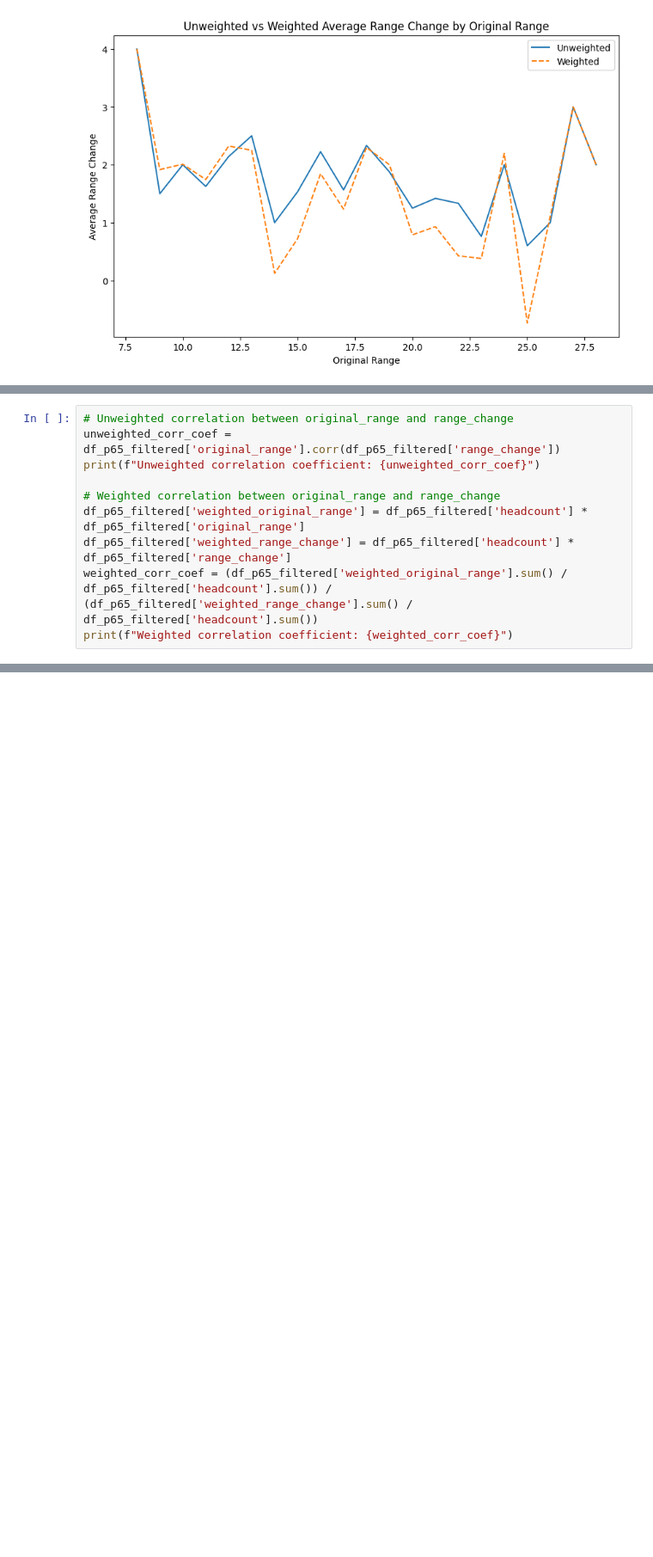
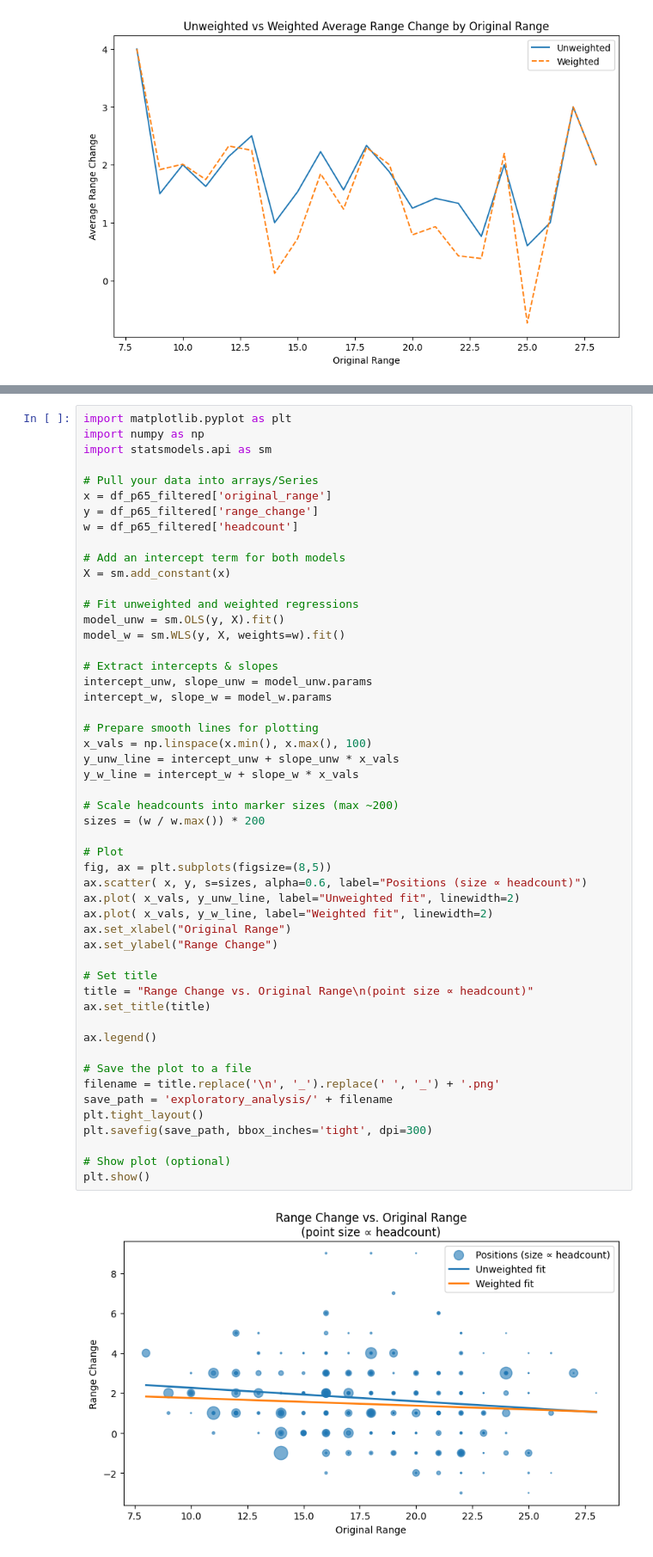
Before and after one commit to daveskoster/AK_Salary_Study, a Jupyter notebook: exploratory_analysis.ipynb, the cells around one changed output, grey strips where cells are left out. Shown at 86% size. Cells and saved outputs as stored; diff of their text form; blank space fills up the shorter version.

Commit message:
Additional updates to the exploratory analysis.

```diff
--- a/exploratory_analysis.ipynb
+++ b/exploratory_analysis.ipynb
@@ -238,13 +355,3 @@ ax2.legend(loc='upper right')
 plt.show()
 # %% [output]
 [figure]
-# %%
-# Unweighted correlation between original_range and range_change
-unweighted_corr_coef = df_p65_filtered['original_range'].corr(df_p65_filtered['range_change'])
-print(f"Unweighted correlation coefficient: {unweighted_corr_coef}")
-
-# Weighted correlation between original_range and range_change
-df_p65_filtered['weighted_original_range'] = df_p65_filtered['headcount'] * df_p65_filtered['original_range']
-df_p65_filtered['weighted_range_change'] = df_p65_filtered['headcount'] * df_p65_filtered['range_change']
-weighted_corr_coef = (df_p65_filtered['weighted_original_range'].sum() / df_p65_filtered['headcount'].sum()) / (df_p65_filtered['weighted_range_change'].sum() / df_p65_filtered['headcount'].sum())
-print(f"Weighted correlation coefficient: {weighted_corr_coef}")
@@ -292,0 +411,53 @@ Notes:
+# %%
+import matplotlib.pyplot as plt
+import numpy as np
+import statsmodels.api as sm
+
+# Pull your data into arrays/Series
+x = df_p65_filtered['original_range']
+y = df_p65_filtered['range_change']
+w = df_p65_filtered['headcount']
+
+# Add an intercept term for both models
+X = sm.add_constant(x)
+
+# Fit unweighted and weighted regressions
+model_unw = sm.OLS(y, X).fit()
+model_w = sm.WLS(y, X, weights=w).fit()
+
+# Extract intercepts & slopes
+intercept_unw, slope_unw = model_unw.params
+intercept_w, slope_w = model_w.params
+
+# Prepare smooth lines for plotting
+x_vals = np.linspace(x.min(), x.max(), 100)
+y_unw_line = intercept_unw + slope_unw * x_vals
+y_w_line = intercept_w + slope_w * x_vals
+
+# Scale headcounts into marker sizes (max ~200)
+sizes = (w / w.max()) * 200
+
+# Plot
+fig, ax = plt.subplots(figsize=(8,5))
+ax.scatter( x, y, s=sizes, alpha=0.6, label="Positions (size ∝ headcount)")
+ax.plot( x_vals, y_unw_line, label="Unweighted fit", linewidth=2)
+ax.plot( x_vals, y_w_line, label="Weighted fit", linewidth=2)
+ax.set_xlabel("Original Range")
+ax.set_ylabel("Range Change")
+
+# Set title
+title = "Range Change vs. Original Range\n(point size ∝ headcount)"
+ax.set_title(title)
+
+ax.legend()
+
+# Save the plot to a file
+filename = title.replace('\n', '_').replace(' ', '_') + '.png'
+save_path = 'exploratory_analysis/' + filename
+plt.tight_layout()
+plt.savefig(save_path, bbox_inches='tight', dpi=300)
+
+# Show plot (optional)
+plt.show()
+# %% [output]
+[figure, added]
```
Also changed, not shown: parts of 20 cells of this notebook, 6 other files.
